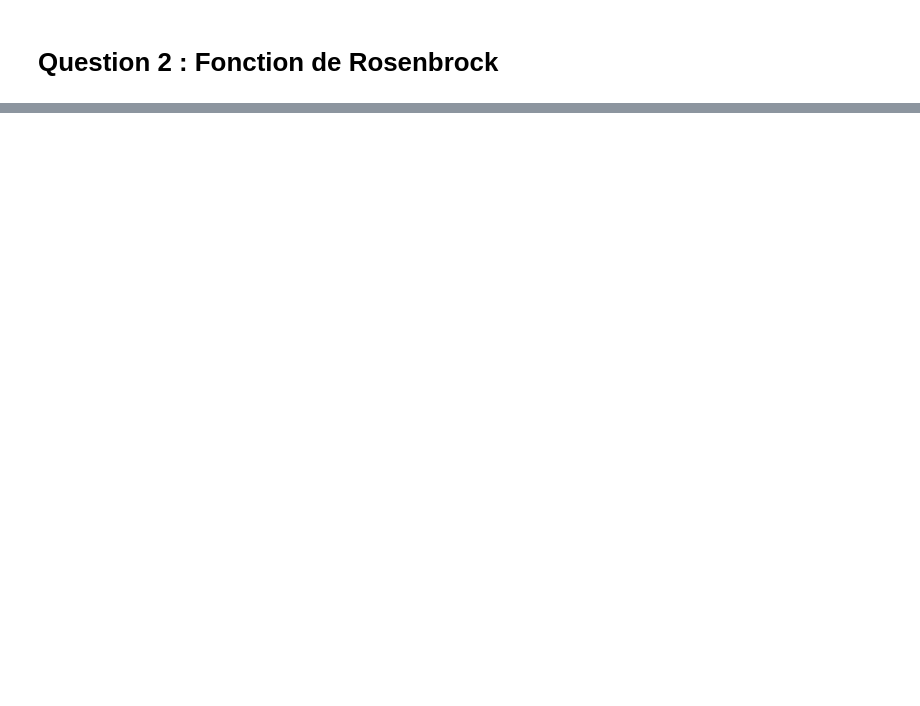
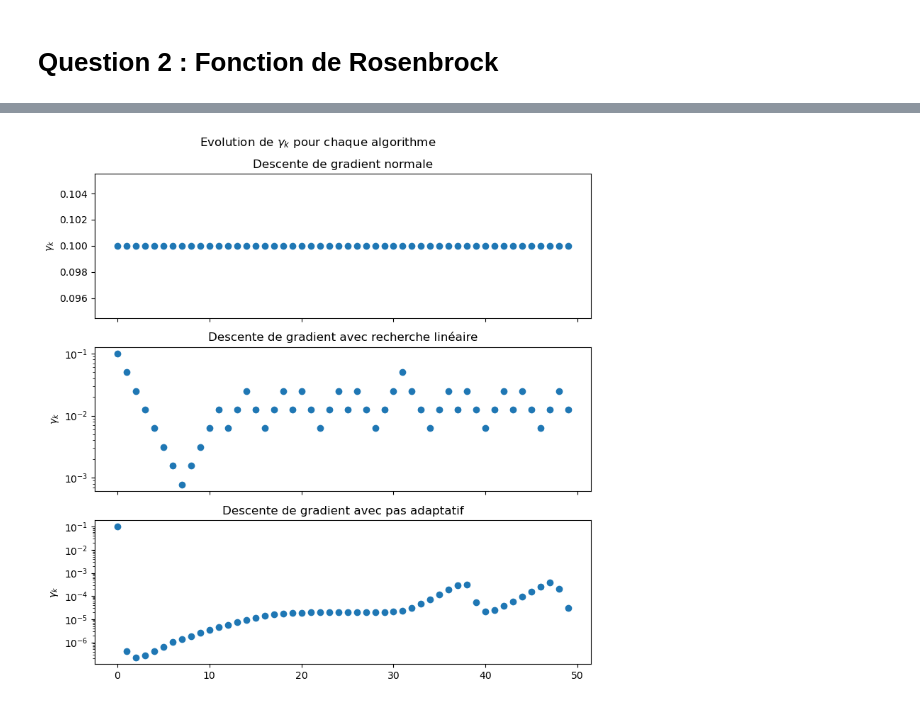
Before and after one commit to SuperMuel/HAX606X-Optimisation-convexe, a Jupyter notebook: tp_note.ipynb, the cells around one changed output, grey strips where cells are left out. Saved outputs shown, nothing was run; the diff lists cells and outputs as text; code cells hidden in the pictures; blank space fills up the shorter version.

```diff
--- a/tp_note.ipynb
+++ b/tp_note.ipynb
@@ -102,0 +194,43 @@ iters3 = grad_desc()
+# %%
+# Evolution de la taille des pas, exemple avec la fonction de Rosenbrock
+
+def f_ros_np(x):
+    return (1-x[0])**2 + 100*(x[1]-x[0]**2) ** 2
+
+N = 50 # nb d'itérations max
+
+x_init = np.array([-1, -0.5])
+gamma_initial = 10e-2
+eps = 10e-10
+iters_x_ls, iters_gamma_ls = grad_desc_line_search(
+    f_ros_np, rosen_der, x_init, gamma_initial, eps, maxiter=N)
+
+iters_x_as, iters_gamma_as = grad_desc_adaptive_step(
+    rosen_der, x_init, gamma_initial, eps, maxiter=N)
+
+
+
+# Graphique
+
+
+fig, (ax1,ax2,ax3) = plt.subplots(3,1,sharex=True, figsize=(8,8))
+
+fig.suptitle("Evolution de $\gamma_k$ pour chaque algorithme")
+
+ax1.scatter(range(N), np.full(N, gamma_initial))
+ax1.title.set_text("Descente de gradient normale")
+ax1.set_ylabel(r"$\gamma_k$")
+
+ax2.scatter(range(N), iters_gamma_ls)
+ax2.set_yscale('log')
+ax2.title.set_text("Descente de gradient avec recherche linéaire")
+ax2.set_ylabel(r"$\gamma_k$")
+
+ax3.scatter(range(N), iters_gamma_as)
+ax3.set_yscale('log')
+ax3.title.set_text("Descente de gradient avec pas adaptatif")
+ax3.set_ylabel(r"$\gamma_k$")
+
+fig.tight_layout()
+# %% [output]
+[figure, added]
```
Also changed, not shown: parts of 8 cells of this notebook, 1 other file.
